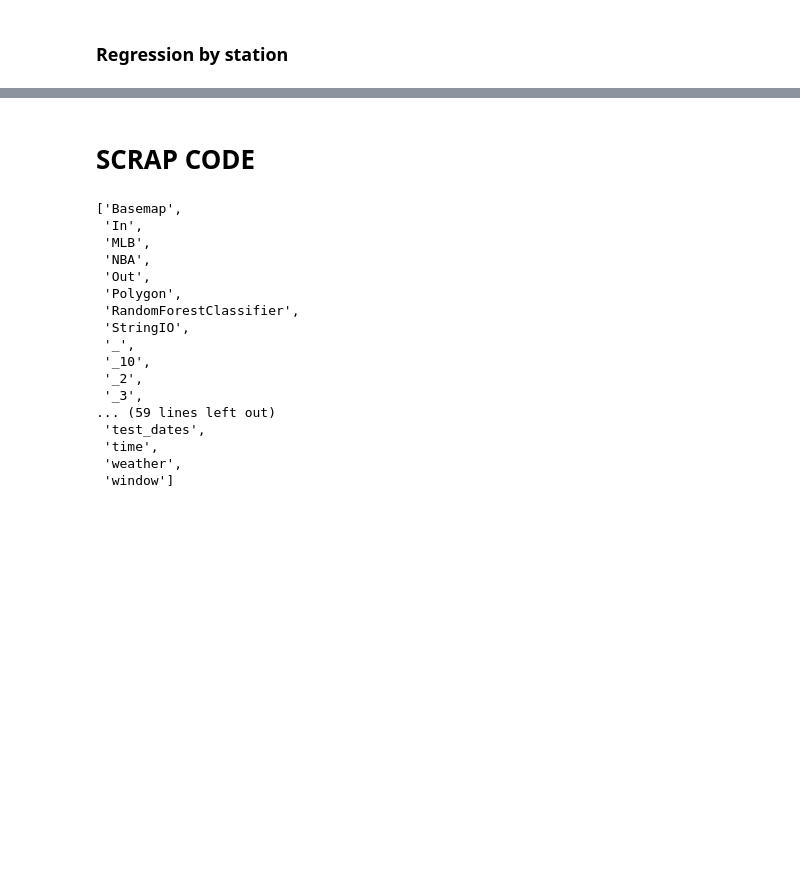
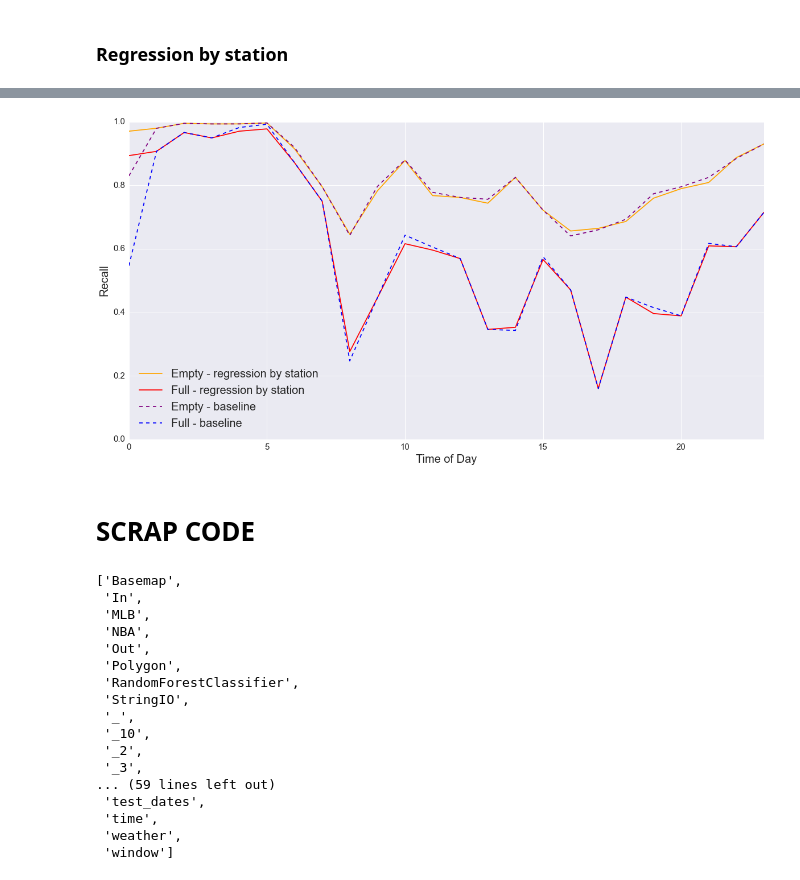
Before and after one commit to CS109Hubway/classp, a Jupyter notebook: Test_Hubway.ipynb, the cells around one changed output, grey strips where cells are left out. Cells and saved outputs as stored; diff of their text form; code cells hidden in the pictures; blank space fills up the shorter version.

Commit message:
cleaned regression functions, added comparison with baseline

```diff
--- a/Test_Hubway.ipynb
+++ b/Test_Hubway.ipynb
@@ -1096,0 +1094,3 @@ print recall_bystation.head()
+# %%
+reg2 = regression_bystation(reg_df_train,reg_df_test,[10,30])
+print reg2.head()
@@ -1096,0 +1111,3 @@ print recall_bystation.head()
+# %%
+res_test = baseline(reg_df_test,[10,30])
+print res_test.head()
@@ -1097,3 +1128,31 @@ print recall_bystation.head()
+# %%
+recall1 = reg2.groupby(['week','hour'])['P_empty','P_full','TP_empty_10','TP_full_30'].sum()
+recall1['recall_empty_10']=recall1.TP_empty_10/recall1.P_empty
+recall1['recall_full_30']=recall1.TP_full_30/recall1.P_full
+
+#recall2 = reg1.groupby(['week','hour'])['P_empty','P_full','TP_empty_10','TP_full_30'].sum()
+#recall2['recall_empty_10']=recall2.TP_empty_10/recall2.P_empty
+#recall2['recall_full_30']=recall2.TP_full_30/recall2.P_full
+
+recall3 = res_test.groupby(['week','hour'])['P_empty','P_full','TP_empty_10','TP_full_30'].sum()
+recall3['recall_empty_10']=recall3.TP_empty_10/recall3.P_empty
+recall3['recall_full_30']=recall3.TP_full_30/recall3.P_full
+
+
+plt.figure(figsize=(20,10));
+recall1.loc[0, 'recall_empty_10'].plot('Empty - regression by station', color="orange");
+recall1.loc[0, 'recall_full_30'].plot('Full - regression by station', color="red");
+#recall2.loc[0, 'recall_empty_10'].plot()
+#recall2.loc[0, 'recall_full_30'].plot()
+recall3.loc[0, 'recall_empty_10'].plot('Empty - baseline', linestyle='--', color="purple");
+recall3.loc[0, 'recall_full_30'].plot('Full - baseline', linestyle='--', color="blue");
+plt.ylim(0,1);
+plt.xlabel('Time of Day',fontsize = 20);
+plt.ylabel('Recall',fontsize = 20);
+plt.legend(fontsize = 20, loc='lower left');
+plt.tick_params(axis='both', which='major', labelsize=15);
+# %% [output]
+[figure, added]
 # %% [markdown]
 # SCRAP CODE
 # %%
```
Also changed, not shown: parts of 13 cells of this notebook, 1 other file.
